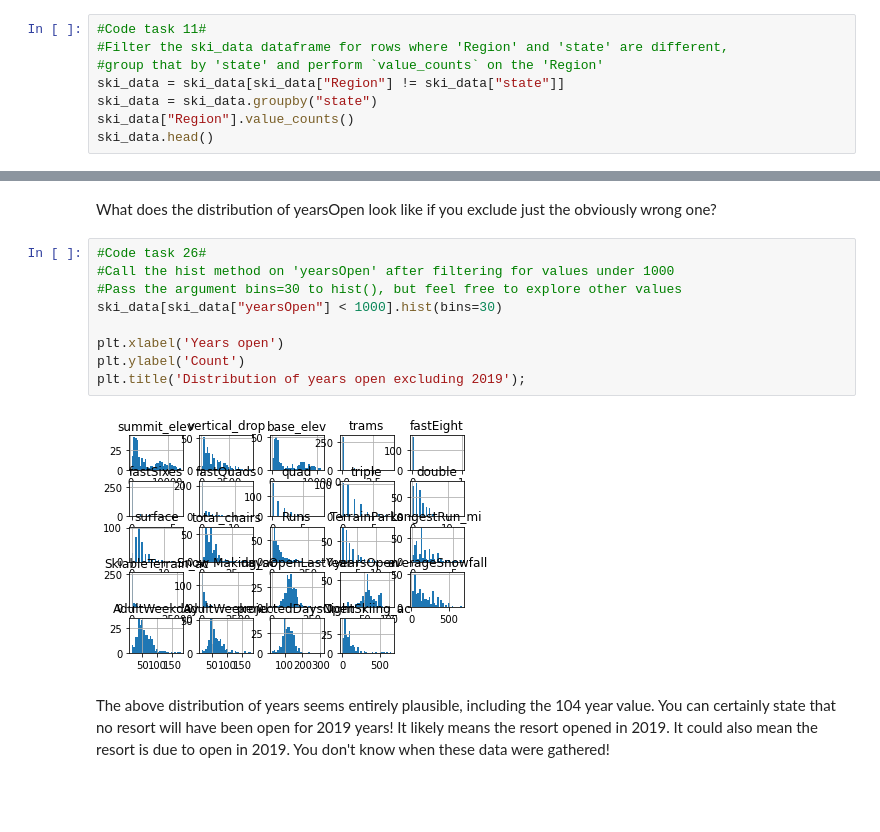
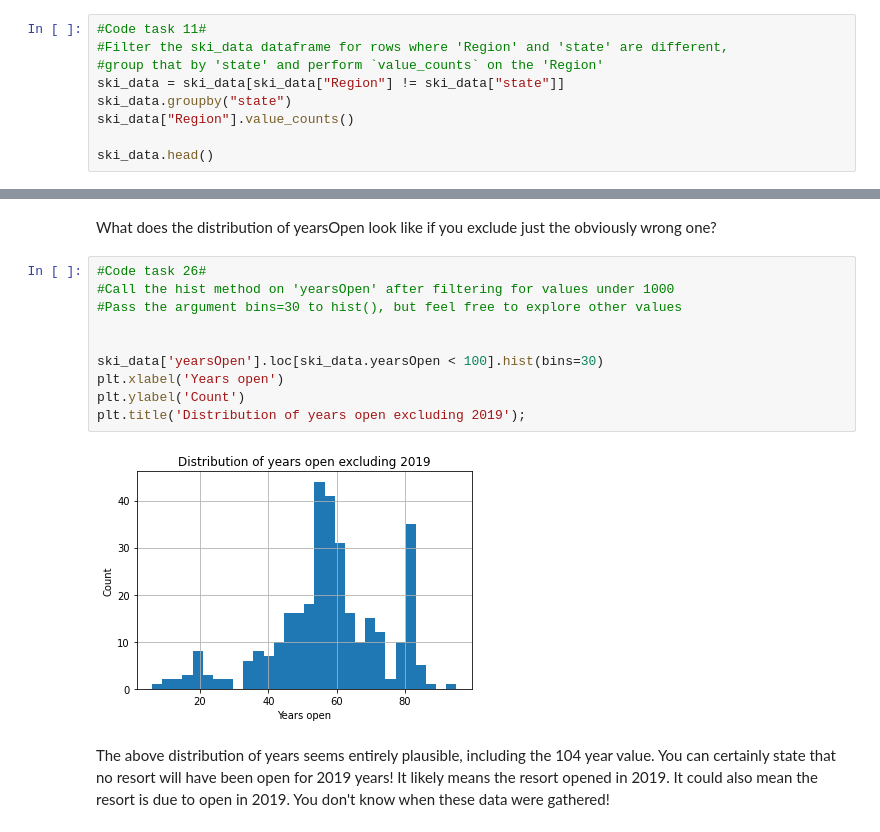
Before and after one commit to umeshadiga/DataScienceGuidedCapstone, a Jupyter notebook: Notebooks/02_data_wrangling.ipynb, the cells around one changed output, grey strips where cells are left out. Cells and saved outputs as stored; diff of their text form; blank space fills up the shorter version.

```diff
--- a/Notebooks/02_data_wrangling.ipynb
+++ b/Notebooks/02_data_wrangling.ipynb
@@ -293,8 +293,9 @@ A casual inspection by eye reveals some non-state names such as Sierra Nevada, S
 #Filter the ski_data dataframe for rows where 'Region' and 'state' are different,
 #group that by 'state' and perform `value_counts` on the 'Region'
 ski_data = ski_data[ski_data["Region"] != ski_data["state"]]
-ski_data = ski_data.groupby("state")
+ski_data.groupby("state")
 ski_data["Region"].value_counts()
+
 ski_data.head()
 # %% [markdown]
 The vast majority of the differences are in California, with most Regions being called Sierra Nevada and just one referred to as Northern California.
@@ -540,14 +644,15 @@ What does the distribution of yearsOpen look like if you exclude just the obviou
 # %%
 #Code task 26#
 #Call the hist method on 'yearsOpen' after filtering for values under 1000
 #Pass the argument bins=30 to hist(), but feel free to explore other values
-ski_data[ski_data["yearsOpen"] < 1000].hist(bins=30)
 
+
+ski_data['yearsOpen'].loc[ski_data.yearsOpen < 100].hist(bins=30)
 plt.xlabel('Years open')
 plt.ylabel('Count')
 plt.title('Distribution of years open excluding 2019');
 # %% [output]
-[figure, old version]
+[figure, new version]
 # %% [markdown]
 The above distribution of years seems entirely plausible, including the 104 year value. You can certainly state that no resort will have been open for 2019 years! It likely means the resort opened in 2019. It could also mean the resort is due to open in 2019. You don't know when these data were gathered!
 # %% [markdown]
```
Also changed, not shown: parts of 35 cells of this notebook.
